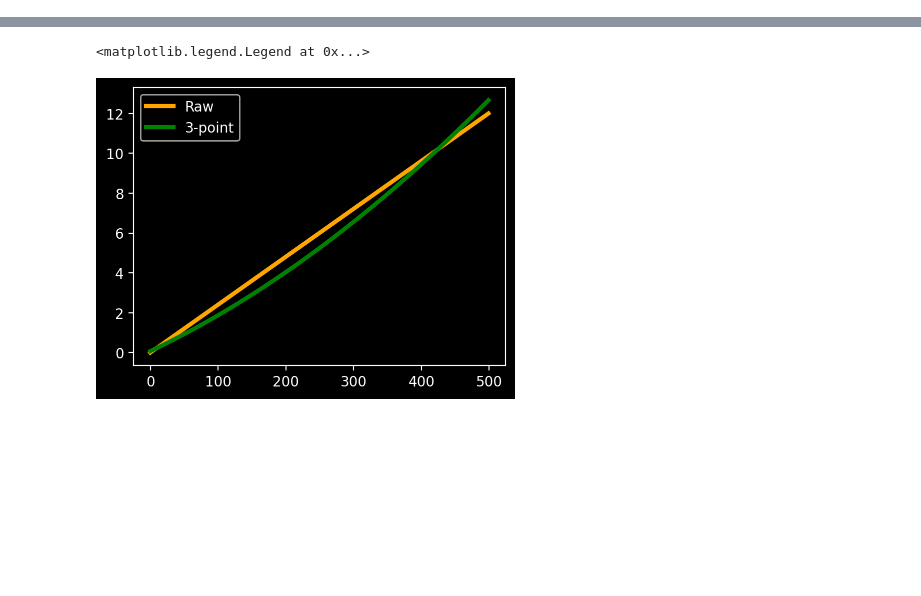
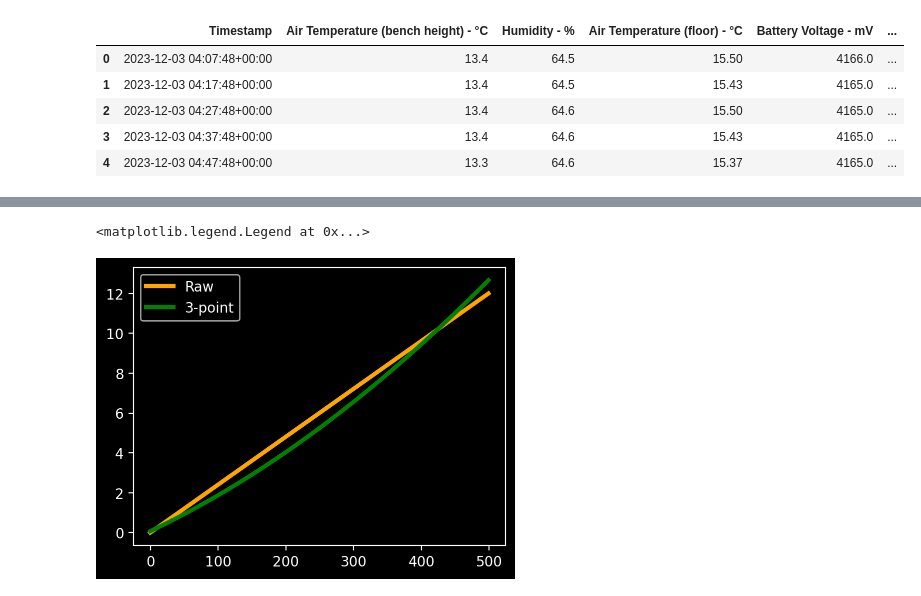
Before and after one commit to pedromzadeh/stace, a Jupyter notebook: stace/examples/tutorial.ipynb, the cells around one changed output, grey strips where cells are left out. Drawn from its saved outputs; the diff is of its cells as text; code cells hidden in the pictures; blank space fills up the shorter version.

```diff
--- a/stace/examples/tutorial.ipynb
+++ b/stace/examples/tutorial.ipynb
@@ -1,4 +1,11 @@
 # %%
-from dataloader import ThingSpeak
+from stace.dataloader import ThingSpeakAPICaller
 
-TS = ThingSpeak(channel_id=1329419, api_key=None, GET_config={"results" : 500})
+ThingSpeakAPICaller.get(channel_id=1329419, GET_config={"results" : 5})
+# %% [output]
+|  | Timestamp | Air Temperature (bench height) - °C | Humidity - % | Air Temperature (floor) - °C | Battery Voltage - mV | ... |
+| 0 | 2023-12-03 04:07:48+00:00 | 13.4 | 64.5 | 15.50 | 4166.0 | ... |
+| 1 | 2023-12-03 04:17:48+00:00 | 13.4 | 64.5 | 15.43 | 4165.0 | ... |
+| 2 | 2023-12-03 04:27:48+00:00 | 13.4 | 64.6 | 15.50 | 4165.0 | ... |
+| 3 | 2023-12-03 04:37:48+00:00 | 13.4 | 64.6 | 15.43 | 4165.0 | ... |
+| 4 | 2023-12-03 04:47:48+00:00 | 13.3 | 64.6 | 15.37 | 4165.0 | ... |
```
Also changed, not shown: parts of 3 cells of this notebook, 2 other files.
